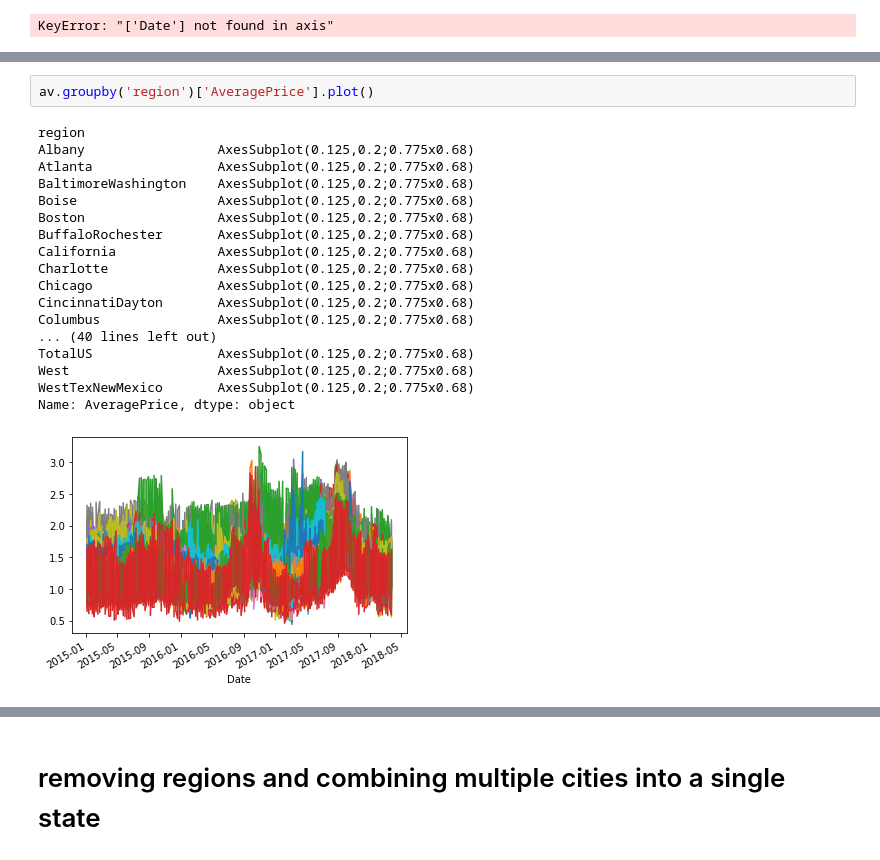
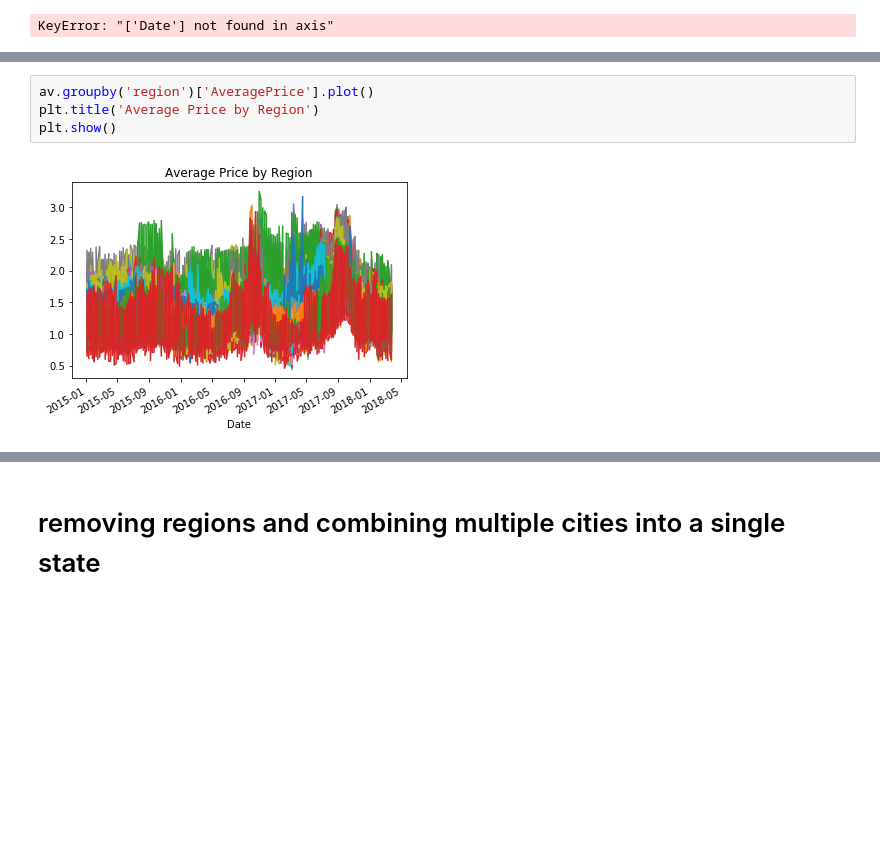
Before and after one commit to rmei97/avocado_prices, a Jupyter notebook: data_exploration.ipynb, the cells around one changed output, grey strips where cells are left out. Drawn from its saved outputs; the diff is of its cells as text; blank space fills up the shorter version.

Commit message:
cleaned notebook with graphs and errors

```diff
--- a/data_exploration.ipynb
+++ b/data_exploration.ipynb
@@ -84,24 +73,9 @@ dtype: int64
 # %%
 av.groupby('region')['AveragePrice'].plot()
+plt.title('Average Price by Region')
+plt.show()
 # %% [output]
-region
-Albany                 AxesSubplot(0.125,0.2;0.775x0.68)
-Atlanta                AxesSubplot(0.125,0.2;0.775x0.68)
-BaltimoreWashington    AxesSubplot(0.125,0.2;0.775x0.68)
-Boise                  AxesSubplot(0.125,0.2;0.775x0.68)
-Boston                 AxesSubplot(0.125,0.2;0.775x0.68)
-BuffaloRochester       AxesSubplot(0.125,0.2;0.775x0.68)
-California             AxesSubplot(0.125,0.2;0.775x0.68)
-Charlotte              AxesSubplot(0.125,0.2;0.775x0.68)
-Chicago                AxesSubplot(0.125,0.2;0.775x0.68)
-CincinnatiDayton       AxesSubplot(0.125,0.2;0.775x0.68)
-Columbus               AxesSubplot(0.125,0.2;0.775x0.68)
-... (40 lines left out)
-TotalUS                AxesSubplot(0.125,0.2;0.775x0.68)
-West                   AxesSubplot(0.125,0.2;0.775x0.68)
-WestTexNewMexico       AxesSubplot(0.125,0.2;0.775x0.68)
-Name: AveragePrice, dtype: object
-[figure, old version]
+[figure, new version]
 # %%
 flatui = ['indianred','seagreen']
 
```
Also changed, not shown: parts of 197 cells of this notebook, 5 other files.
